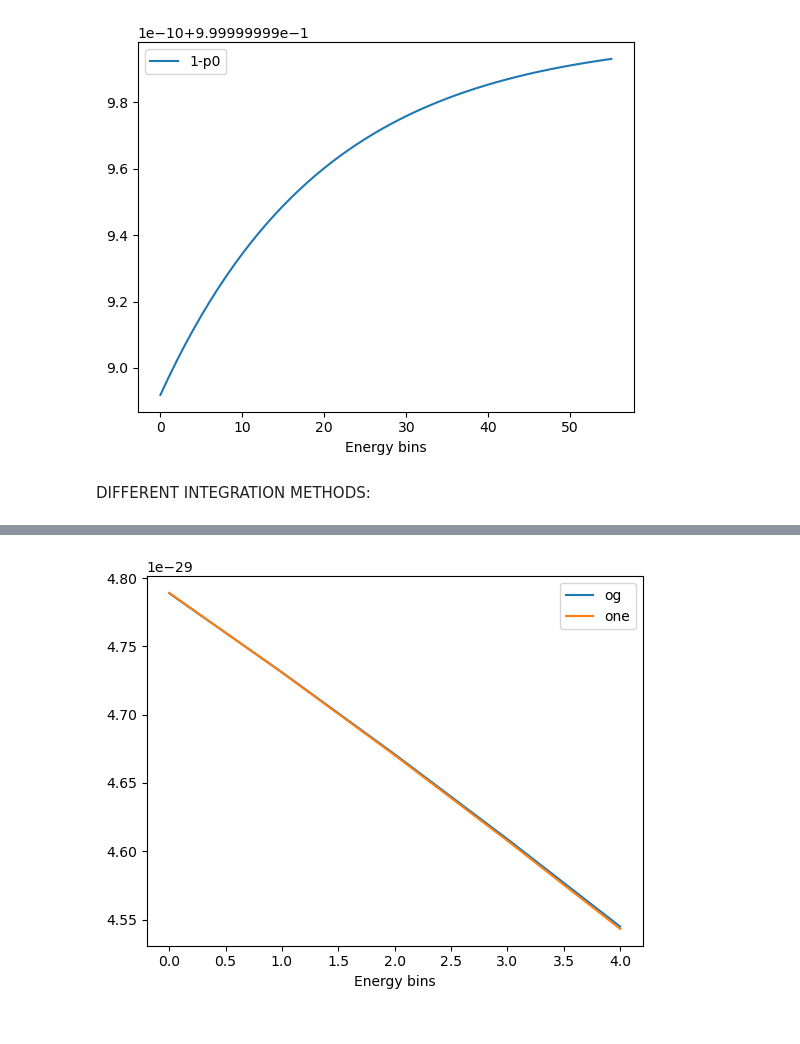
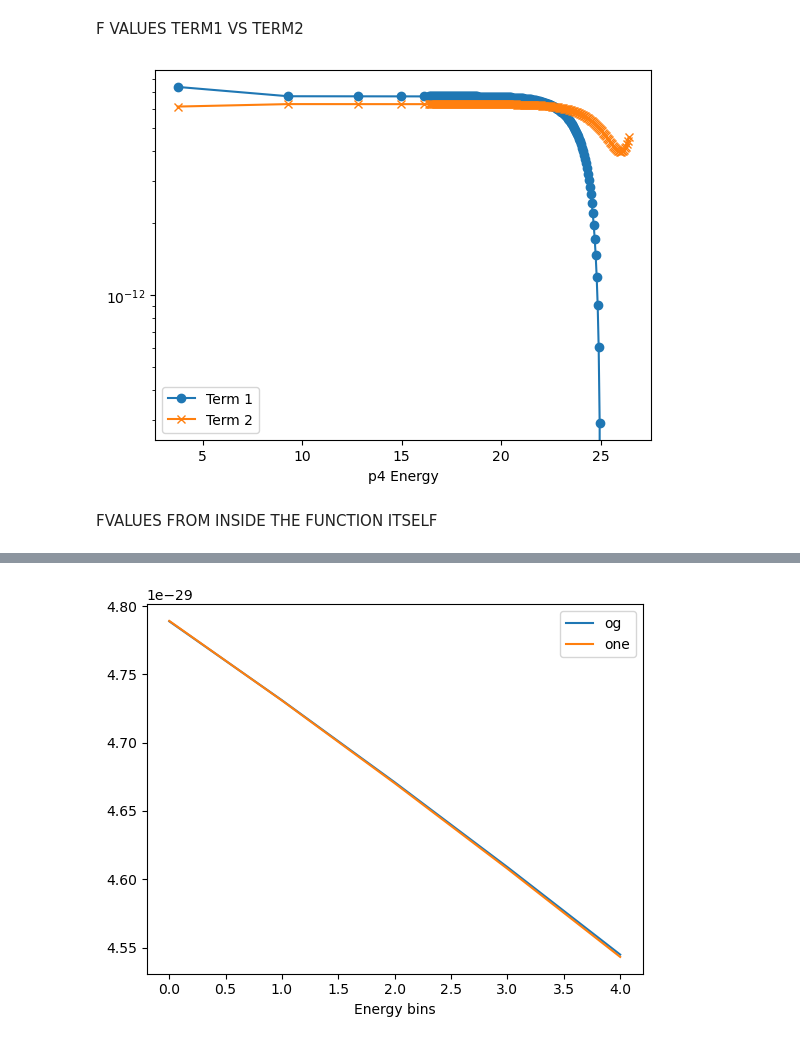
Before and after one commit to nuLABatUSD/QKESolveCPP, a Jupyter notebook: number_density_post.ipynb, the cells around one changed output, grey strips where cells are left out. Cells and saved outputs as stored; diff of their text form; code cells hidden in the pictures.

Commit message:
fixing F term 1 and term 2

```diff
--- a/number_density_post.ipynb
+++ b/number_density_post.ipynb
@@ -16,11 +6,27 @@ for i in range(206):
-# %%
-plt.figure()
-plt.xlabel("Energy bins")
-#plt.plot(term1_array[10:], label="p0")
-plt.plot(term2_array[150:], label="1-p0")
-plt.legend()
-plt.show()
-# %% [output]
-[figure, removed]
-# %% [markdown]
-DIFFERENT INTEGRATION METHODS:
+# %% [markdown]
+F VALUES TERM1 VS TERM2
+# %%
+term1 = np.array(pd.read_csv("og_term1.csv",header=None))
+term2 = np.array(pd.read_csv("og_term2.csv",header=None))
+p4 = np.array(pd.read_csv("p4s.csv",header=None))
+p3 = np.array(pd.read_csv("p3s.csv",header=None))
+# %%
+term1_array = np.zeros(206)
+term2_array = np.zeros(206)
+p4array = np.zeros(206)
+p3array = np.zeros(206)
+for i in range(206):
+    term1_array[i] = float(term1[0][i])
+    term2_array[i] = float(term2[0][i])
+    p4array[i] = float(p4[0][i])
+    p3array[i] = float(p3[0][i])
+# %%
+plt.figure()
+plt.xlabel("p4 Energy")
+plt.plot(p4array, term1_array, "o-", label="Term 1")
+plt.plot(p4array, term2_array, "x-", label="Term 2")
+plt.yscale("log")
+plt.legend()
+plt.show()
+# %% [output]
+[figure, added]
@@ -26,0 +41,2 @@ DIFFERENT INTEGRATION METHODS:
+# %% [markdown]
+FVALUES FROM INSIDE THE FUNCTION ITSELF
```
Also changed, not shown: parts of 11 cells of this notebook, 6 other files.
